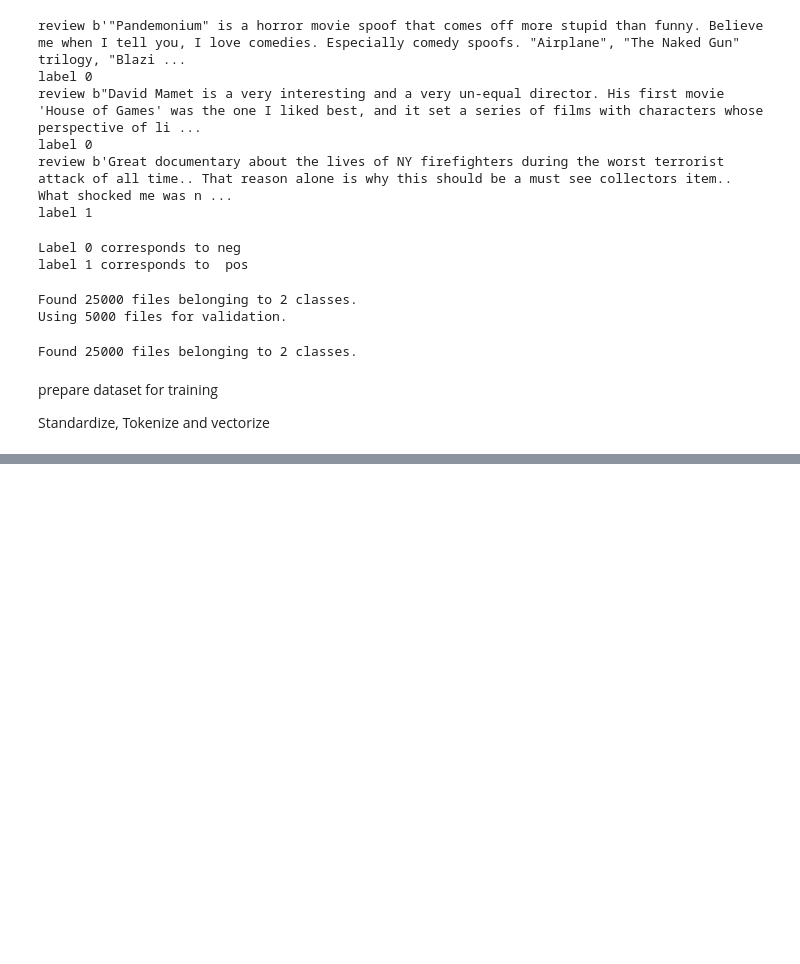
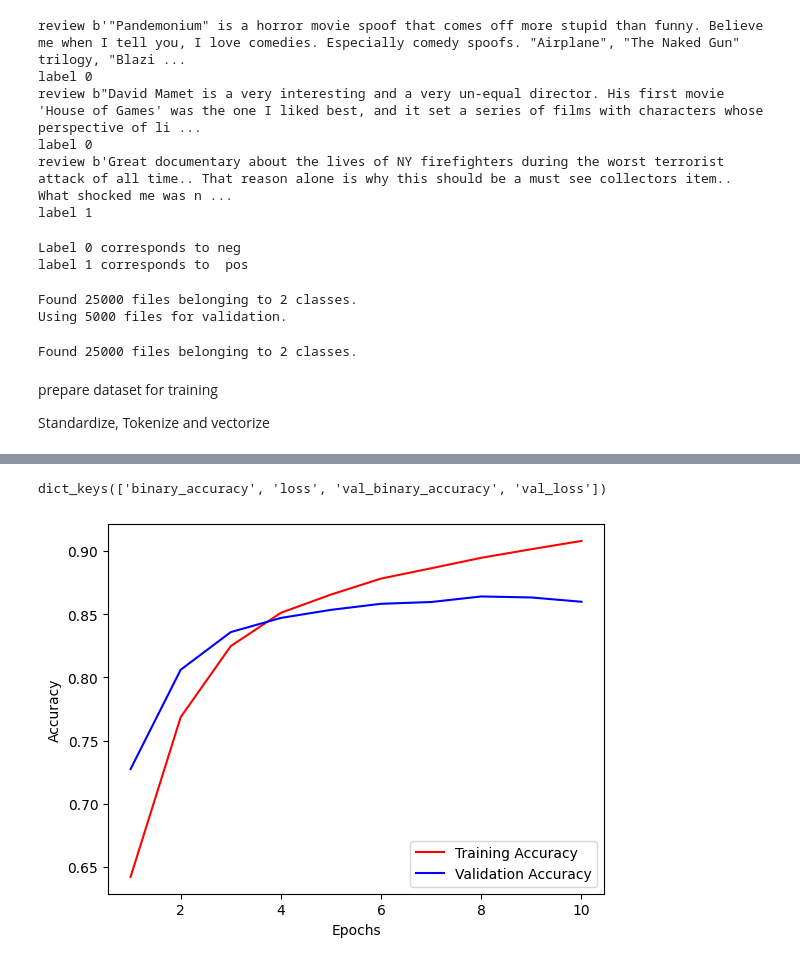
Before and after one commit to smmoinurrahman/Tensorflow, a Jupyter notebook: basic_text_classification.ipynb, the cells around one changed output, grey strips where cells are left out. Saved outputs shown, nothing was run; the diff lists cells and outputs as text; code cells hidden in the pictures; blank space fills up the shorter version.

Commit message:
trained model

```diff
--- a/basic_text_classification.ipynb
+++ b/basic_text_classification.ipynb
@@ -120,0 +165,9 @@ def vectorize_text(text, label):
+# %%
+model = tf.keras.Sequential([
+    layers.Embedding(max_features, embedding_dim),
+    layers.Dropout(0.2),
+    layers.GlobalAveragePooling1D(),
+    layers.Dropout(0.2),
+    layers.Dense(1, activation='sigmoid')
+])
+model.summary()
@@ -120,0 +193,5 @@ def vectorize_text(text, label):
+# %%
+model.compile(loss=losses.BinaryCrossentropy(), optimizer='adam', metrics=[tf.metrics.BinaryAccuracy(threshold=0.5)])
+# %%
+epochs = 10
+history = model.fit(train_ds, validation_data=val_ds, epochs=epochs)
@@ -120,0 +228,20 @@ def vectorize_text(text, label):
+# %%
+history_dict = history.history
+history_dict.keys()
+# %% [output]
+dict_keys(['binary_accuracy', 'loss', 'val_binary_accuracy', 'val_loss'])
+# %%
+acc = history_dict['binary_accuracy']
+val_acc = history_dict['val_binary_accuracy']
+loss = history_dict['loss']
+val_loss = history_dict['val_loss']
+
+epochs = range(1, len(acc) + 1)
+plt.plot(epochs, acc, 'r', label='Training Accuracy')
+plt.plot(epochs, val_acc, 'b', label='Validation Accuracy')
+plt.xlabel('Epochs')
+plt.ylabel('Accuracy')
+plt.legend(loc='lower right')
+plt.show()
+# %% [output]
+[figure, added]
```
Also changed, not shown: parts of 15 cells of this notebook.
